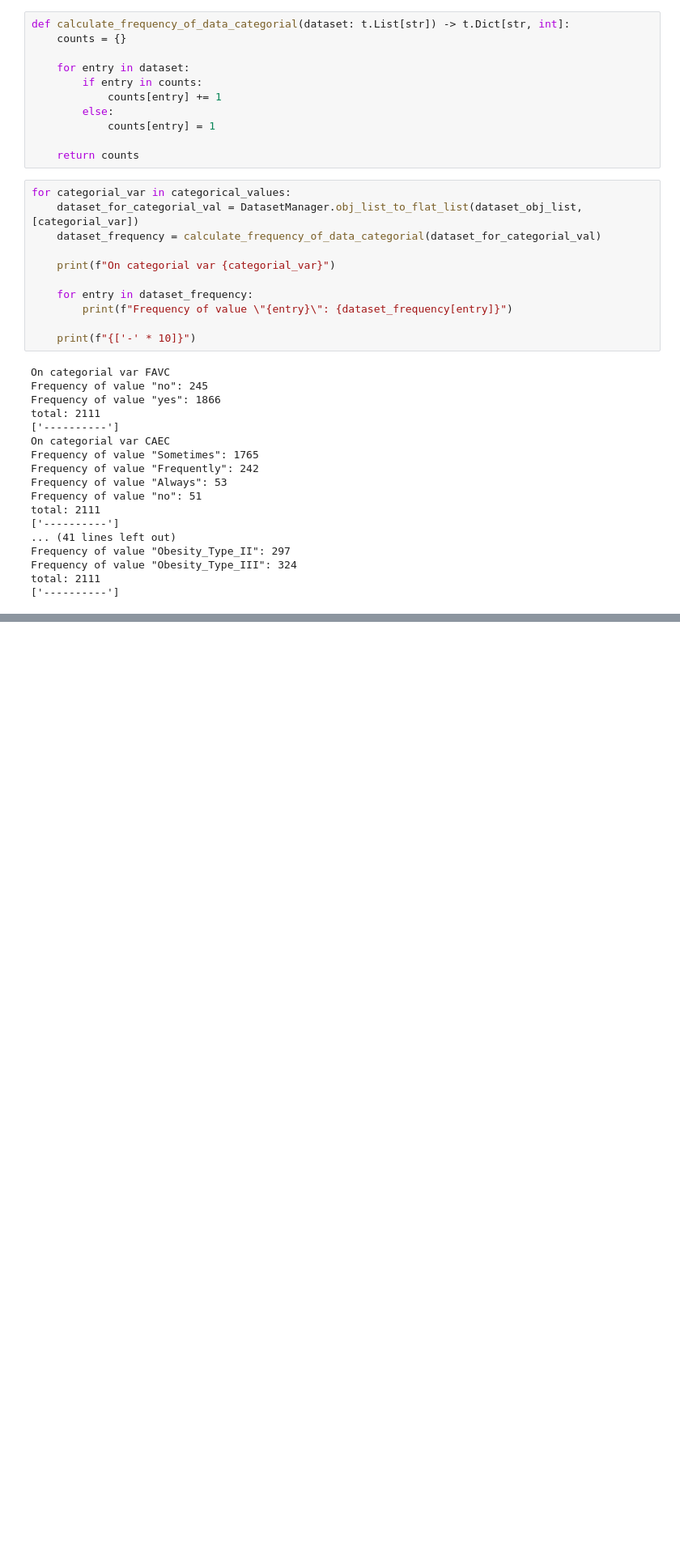
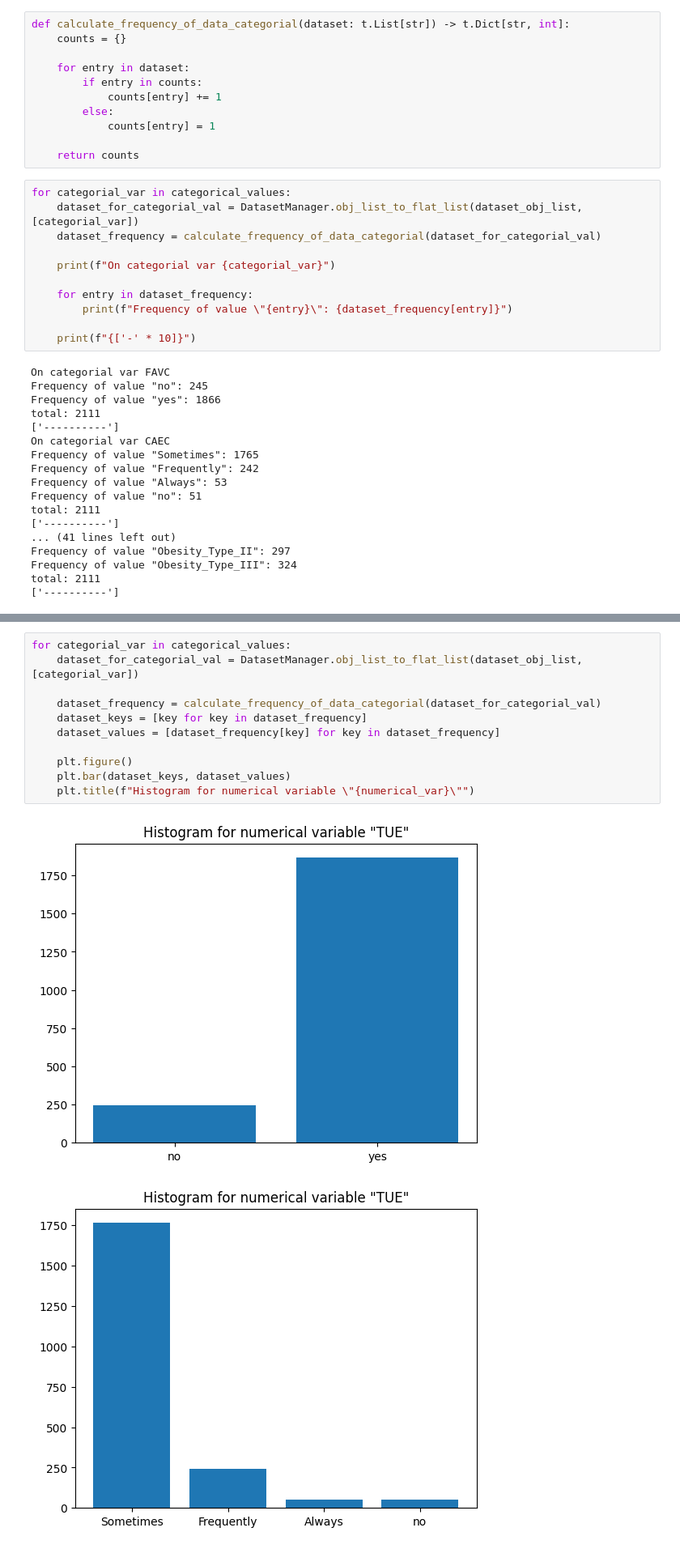
Before and after one commit to MihaiBojescu/data-mining-homeworks, a Jupyter notebook: Homework 1/homework1.ipynb, the cells around one changed output, grey strips where cells are left out. Shown: that part at 81% size. Cells and saved outputs as stored; diff of their text form; blank space fills up the shorter version.

```diff
--- a/Homework 1/homework1.ipynb
+++ b/Homework 1/homework1.ipynb
@@ -321,0 +344,14 @@ total: 2111
+# %%
+for categorial_var in categorical_values:
+    dataset_for_categorial_val = DatasetManager.obj_list_to_flat_list(dataset_obj_list, [categorial_var])
+
+    dataset_frequency = calculate_frequency_of_data_categorial(dataset_for_categorial_val)
+    dataset_keys = [key for key in dataset_frequency]
+    dataset_values = [dataset_frequency[key] for key in dataset_frequency]
+
+    plt.figure()
+    plt.bar(dataset_keys, dataset_values)
+    plt.title(f"Histogram for numerical variable \"{numerical_var}\"")
+# %% [output]
+[figure, added]
+[figure, added]
```
Also changed, not shown: parts of 4 cells of this notebook.
